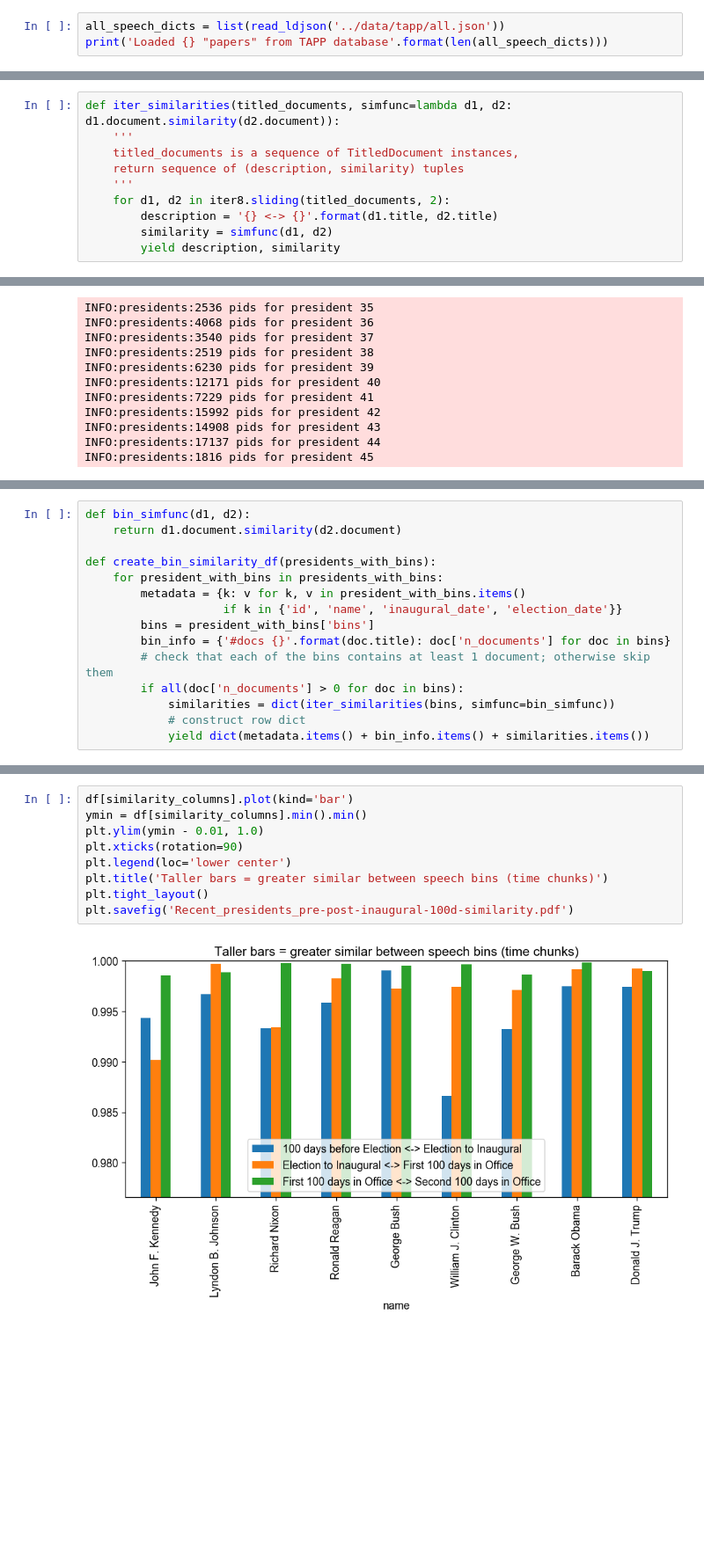
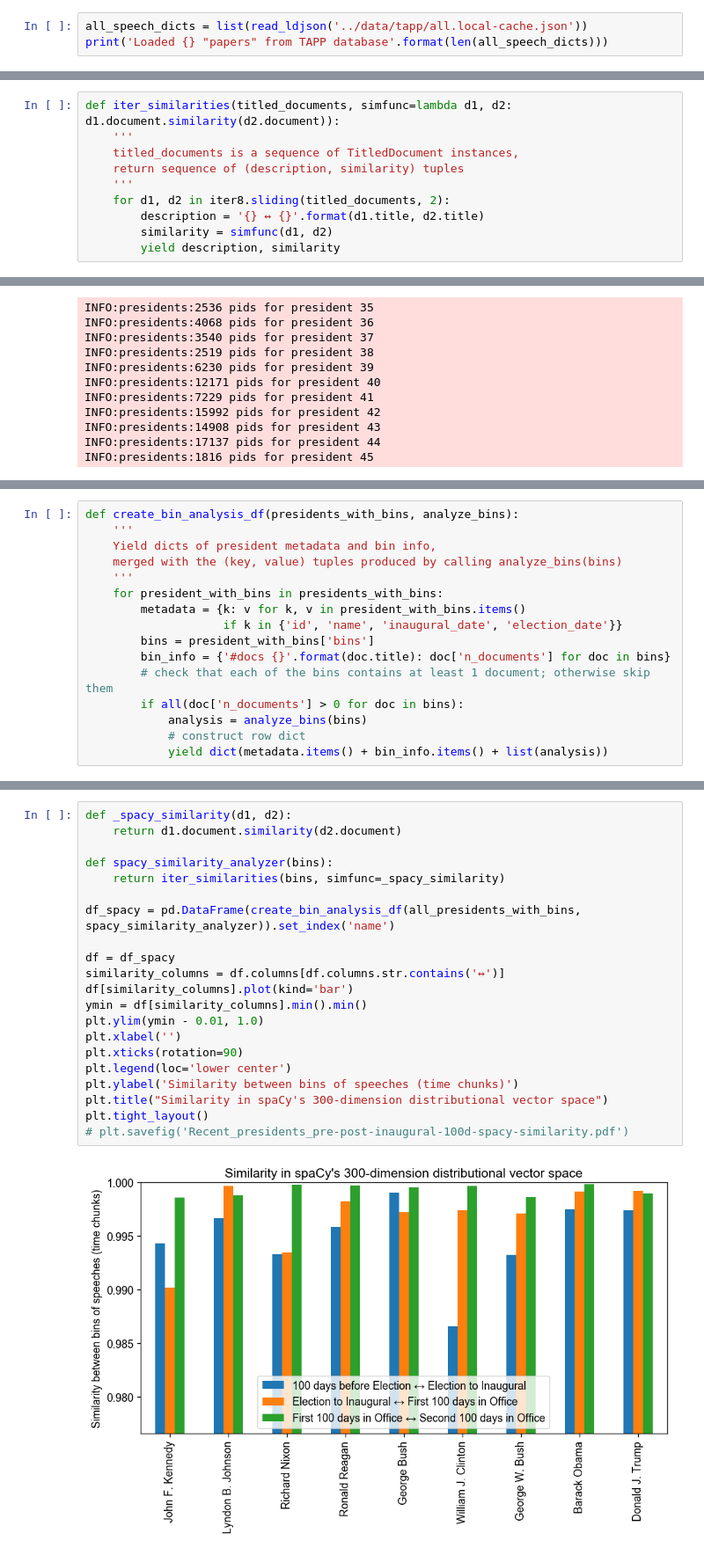
Before and after one commit to chbrown/presidents, a Jupyter notebook: notebooks/Inaugural-Shift.ipynb, the cells around one changed output, grey strips where cells are left out. Shown at 88% size. Saved outputs shown, nothing was run; the diff lists cells and outputs as text; blank space fills up the shorter version.

```diff
--- a/notebooks/Inaugural-Shift.ipynb
+++ b/notebooks/Inaugural-Shift.ipynb
@@ -35,5 +39,5 @@ presidents_lookup = dict(presidents)
 # %%
-all_speech_dicts = list(read_ldjson('../data/tapp/all.json'))
+all_speech_dicts = list(read_ldjson('../data/tapp/all.local-cache.json'))
 print('Loaded {} "papers" from TAPP database'.format(len(all_speech_dicts)))
 # %% [output]
 Loaded 128328 "papers" from TAPP database
@@ -109,7 +114,7 @@ def iter_similarities(titled_documents, simfunc=lambda d1, d2: d1.document.simil
     return sequence of (description, similarity) tuples
     '''
     for d1, d2 in iter8.sliding(titled_documents, 2):
-        description = '{} <-> {}'.format(d1.title, d2.title)
+        description = '{} ↔ {}'.format(d1.title, d2.title)
         similarity = simfunc(d1, d2)
         yield description, similarity
 # %%
@@ -149,8 +181,9 @@ INFO:presidents:1816 pids for president 45
 # %%
-def bin_simfunc(d1, d2):
-    return d1.document.similarity(d2.document)
-
-def create_bin_similarity_df(presidents_with_bins):
+def create_bin_analysis_df(presidents_with_bins, analyze_bins):
+    '''
+    Yield dicts of president metadata and bin info,
+    merged with the (key, value) tuples produced by calling analyze_bins(bins)
+    '''
     for president_with_bins in presidents_with_bins:
         metadata = {k: v for k, v in president_with_bins.items()
                     if k in {'id', 'name', 'inaugural_date', 'election_date'}}
@@ -158,6 +191,6 @@ def create_bin_similarity_df(presidents_with_bins):
         bin_info = {'#docs {}'.format(doc.title): doc['n_documents'] for doc in bins}
         # check that each of the bins contains at least 1 document; otherwise skip them
         if all(doc['n_documents'] > 0 for doc in bins):
-            similarities = dict(iter_similarities(bins, simfunc=bin_simfunc))
+            analysis = analyze_bins(bins)
             # construct row dict
-            yield dict(metadata.items() + bin_info.items() + similarities.items())
+            yield dict(metadata.items() + bin_info.items() + list(analysis))
@@ -168,11 +199,23 @@ similarity_columns = df.columns[df.columns.str.contains('<->')]
 # %%
+def _spacy_similarity(d1, d2):
+    return d1.document.similarity(d2.document)
+
+def spacy_similarity_analyzer(bins):
+    return iter_similarities(bins, simfunc=_spacy_similarity)
+
+df_spacy = pd.DataFrame(create_bin_analysis_df(all_presidents_with_bins, spacy_similarity_analyzer)).set_index('name')
+
+df = df_spacy
+similarity_columns = df.columns[df.columns.str.contains('↔')]
 df[similarity_columns].plot(kind='bar')
 ymin = df[similarity_columns].min().min()
 plt.ylim(ymin - 0.01, 1.0)
+plt.xlabel('')
 plt.xticks(rotation=90)
 plt.legend(loc='lower center')
-plt.title('Taller bars = greater similar between speech bins (time chunks)')
+plt.ylabel('Similarity between bins of speeches (time chunks)')
+plt.title("Similarity in spaCy's 300-dimension distributional vector space")
 plt.tight_layout()
-plt.savefig('Recent_presidents_pre-post-inaugural-100d-similarity.pdf')
+# plt.savefig('Recent_presidents_pre-post-inaugural-100d-spacy-similarity.pdf')
 # %% [output]
-[figure, old version]
+[figure, new version]
```
Also changed, not shown: parts of 14 cells of this notebook, 4 other files.
